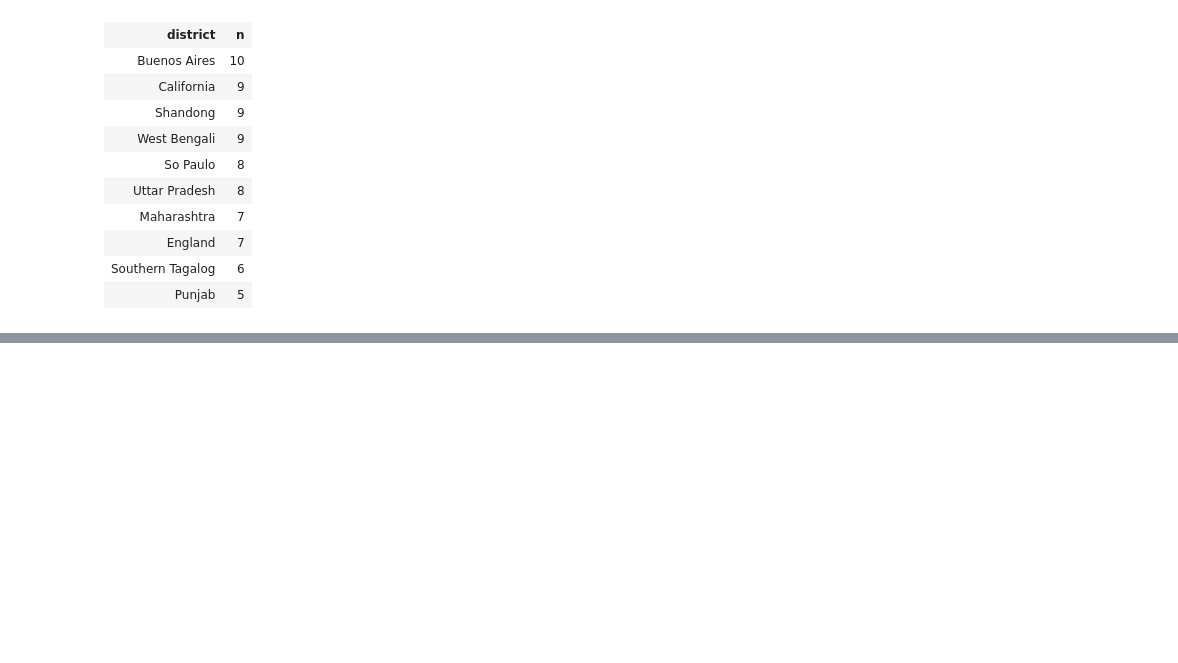
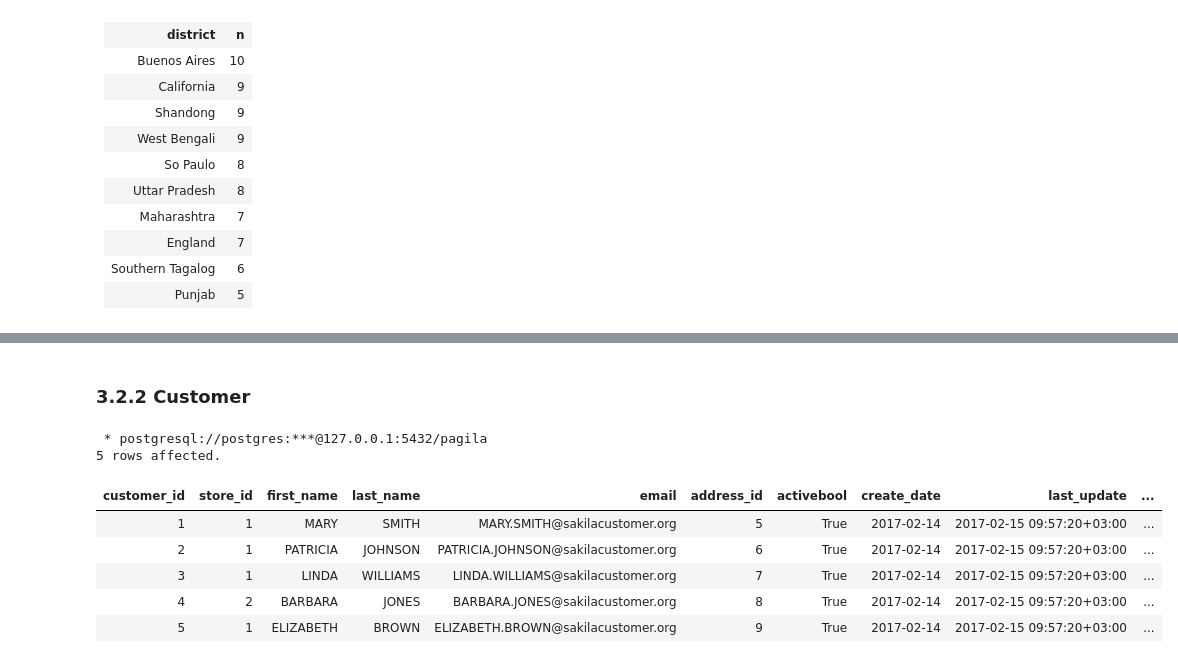
Before and after one commit to natbernard/Cloud-Data-Warehouses, a Jupyter notebook: L1 E1 - Step 1 & 2.ipynb, the cells around one changed output, grey strips where cells are left out. Cells and saved outputs as stored; diff of their text form; code cells hidden in the pictures; blank space fills up the shorter version.

```diff
--- a/L1 E1 - Step 1 & 2.ipynb
+++ b/L1 E1 - Step 1 & 2.ipynb
@@ -182,0 +317,16 @@ limit (10)
+# %% [markdown]
+### 3.2.2 Customer
+# %%
+%%sql
+SELECT *
+FROM customer
+LIMIT 5;
+# %% [output]
+ * postgresql://postgres:***@127.0.0.1:5432/pagila
+5 rows affected.
+| customer_id | store_id | first_name | last_name | email | address_id | activebool | create_date | last_update | ... |
+| 1 | 1 | MARY | SMITH | MARY.SMITH@sakilacustomer.org | 5 | True | 2017-02-14 | 2017-02-15 09:57:20+03:00 | ... |
+| 2 | 1 | PATRICIA | JOHNSON | PATRICIA.JOHNSON@sakilacustomer.org | 6 | True | 2017-02-14 | 2017-02-15 09:57:20+03:00 | ... |
+| 3 | 1 | LINDA | WILLIAMS | LINDA.WILLIAMS@sakilacustomer.org | 7 | True | 2017-02-14 | 2017-02-15 09:57:20+03:00 | ... |
+| 4 | 2 | BARBARA | JONES | BARBARA.JONES@sakilacustomer.org | 8 | True | 2017-02-14 | 2017-02-15 09:57:20+03:00 | ... |
+| 5 | 1 | ELIZABETH | BROWN | ELIZABETH.BROWN@sakilacustomer.org | 9 | True | 2017-02-14 | 2017-02-15 09:57:20+03:00 | ... |
```
Also changed, not shown: parts of 37 cells of this notebook, 2 other files.
